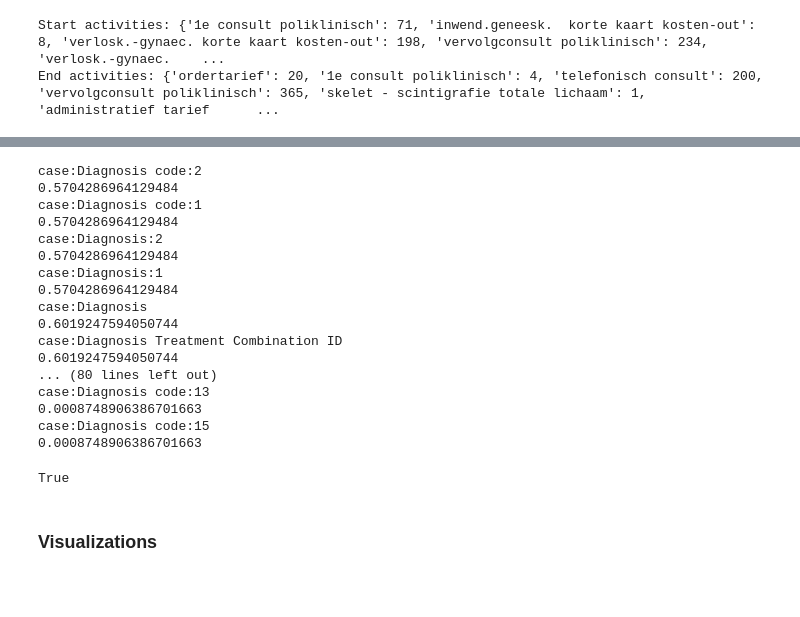
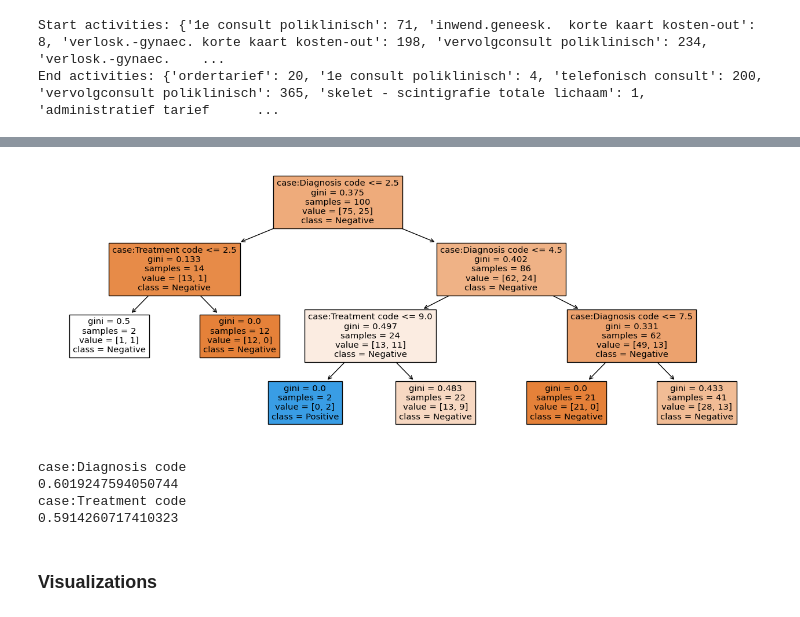
Before and after one commit to GeorgeAntono/Predictive_Process_Mining, a Jupyter notebook: on-the-fly_model.ipynb, the cells around one changed output, grey strips where cells are left out. Saved outputs shown, nothing was run; the diff lists cells and outputs as text; code cells hidden in the pictures; blank space fills up the shorter version.

```diff
--- a/on-the-fly_model.ipynb
+++ b/on-the-fly_model.ipynb
@@ -101,31 +234,23 @@ diagnosis_values
+# %%
+# check decision tree
+from sklearn.tree import plot_tree
+import matplotlib.pyplot as plt
+
+plt.figure(figsize=(16,6))
+plot_tree(clf, feature_names=X_cols, filled=True, class_names=['Negative', 'Positive']);
+# %% [output]
+[figure, added]
 # %%
+# percentages of non-missing values for each X column
 X_cols = ['case:Diagnosis code', 'case:Treatment code']
-for col in diagnosis_columns:
+for col in X_cols:
     print(col)
     x = event_log.groupby('case:concept:name')[col].last().notna().sum() / event_log['case:concept:name'].nunique()
     print(x)
 # %% [output]
-case:Diagnosis code:2
-0.5704286964129484
-case:Diagnosis code:1
-0.5704286964129484
-case:Diagnosis:2
-0.5704286964129484
-case:Diagnosis:1
-0.5704286964129484
-case:Diagnosis
+case:Diagnosis code
 0.6019247594050744
-case:Diagnosis Treatment Combination ID
-0.6019247594050744
-... (80 lines left out)
-case:Diagnosis code:13
-0.0008748906386701663
-case:Diagnosis code:15
-0.0008748906386701663
+case:Treatment code
+0.5914260717410323
-# %%
-y_test = lf_map[running_trace.index[0]]
-y_test
-# %% [output]
-True
 # %% [markdown]
 ### Visualizations
```
Also changed, not shown: parts of 12 cells of this notebook.
